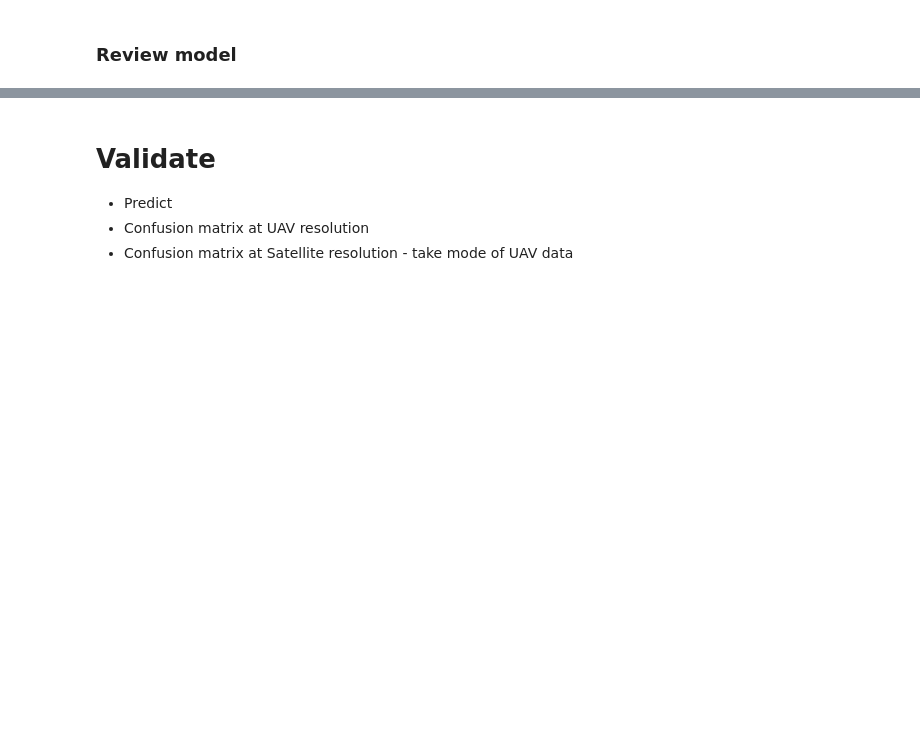
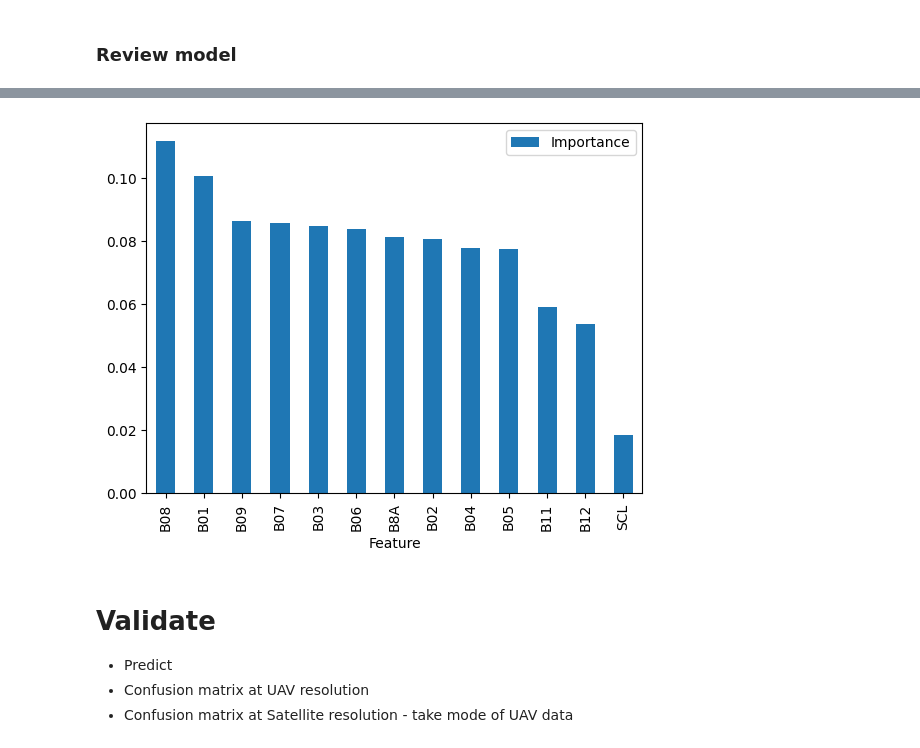
Before and after one commit to niwa/seagrass-detection, a Jupyter notebook: notebooks/train_and_validate_percent_holdout.ipynb, the cells around one changed output, grey strips where cells are left out. Saved outputs shown, nothing was run; the diff lists cells and outputs as text; code cells hidden in the pictures; blank space fills up the shorter version.

```diff
--- a/notebooks/train_and_validate_percent_holdout.ipynb
+++ b/notebooks/train_and_validate_percent_holdout.ipynb
@@ -227,5 +294,7 @@ training.plot_training_data_class_distribution(training_dataframe=training_dataf
 # %%
-training.plot_model_feature_importance(training_dataframe=training_dataframe, model_file=model_file)
+plotting.plot_model_feature_importance(training_dataframe=training_dataframe, model_file=model_file)
+# %% [output]
+[figure, added]
 # %% [markdown]
 # Validate
 * Predict
```
Also changed, not shown: parts of 11 cells of this notebook, 7 other files.
